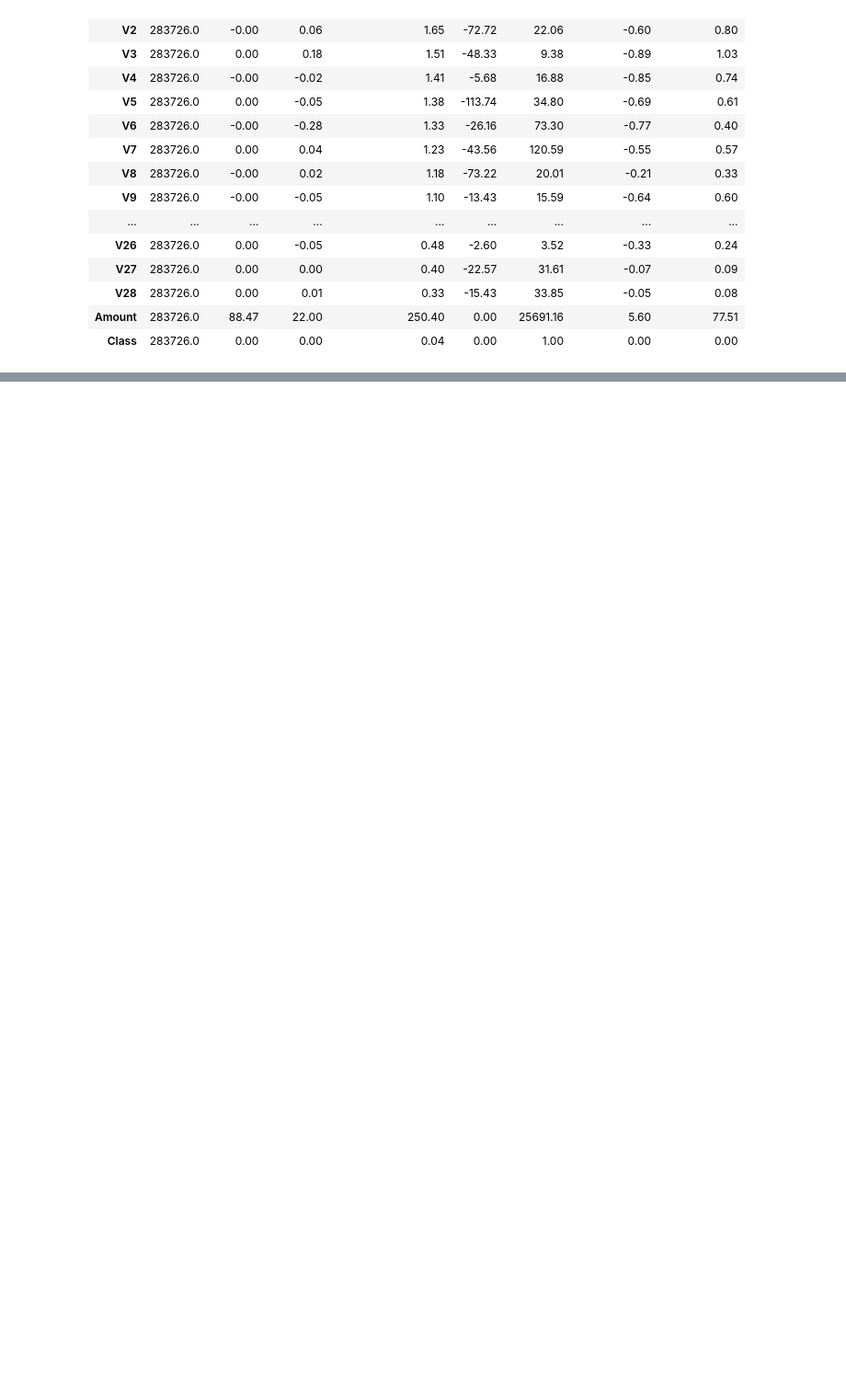
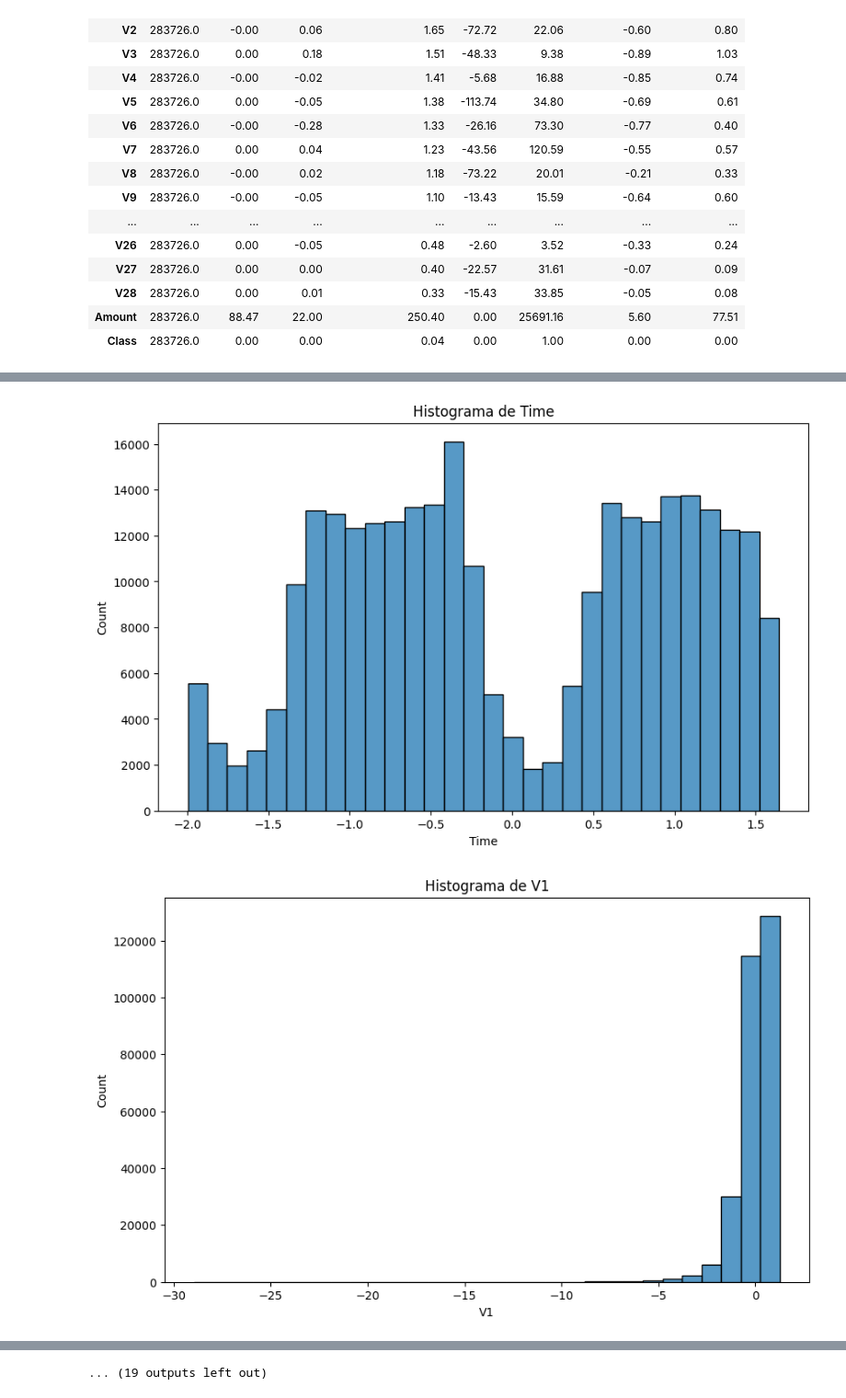
Before and after one commit to gillopy/Coding_Dojo_DS_ML, a Jupyter notebook: 3 - Advance_Machine_Learning/2 - Aprendizaje profundo/3 - Reducción de Dimensionalidad y Benchmarking de Modelos (Core)/Reducción de Dimensionalidad y Benchmarking de Modelos (Core).ipynb, the cells around one changed output, grey strips where cells are left out. Shown at 92% size. Saved outputs shown, nothing was run; the diff lists cells and outputs as text; code cells hidden in the pictures; blank space fills up the shorter version.

```diff
--- a/3 - Advance_Machine_Learning/2 - Aprendizaje profundo/3 - Reducción de Dimensionalidad y Benchmarking de Modelos (Core)/Reducción de Dimensionalidad y Benchmarking de Modelos (Core).ipynb
+++ b/3 - Advance_Machine_Learning/2 - Aprendizaje profundo/3 - Reducción de Dimensionalidad y Benchmarking de Modelos (Core)/Reducción de Dimensionalidad y Benchmarking de Modelos (Core).ipynb
@@ -251,0 +296,9 @@ Estadísticas Descriptivas (Redondeadas a 2 decimales):
+# %%
+for column in df_scaled.columns:
+    plt.figure(figsize=(10, 6))
+    sns.histplot(df_scaled[column], bins=30, kde=False)
+    plt.title(f'Histograma de {column}')
+    plt.show()
+# %% [output]
+[figure, added]
+[figure, added]
@@ -251,0 +315 @@ Estadísticas Descriptivas (Redondeadas a 2 decimales):
+... (19 outputs left out)
```
Also changed, not shown: parts of 5 cells of this notebook.
